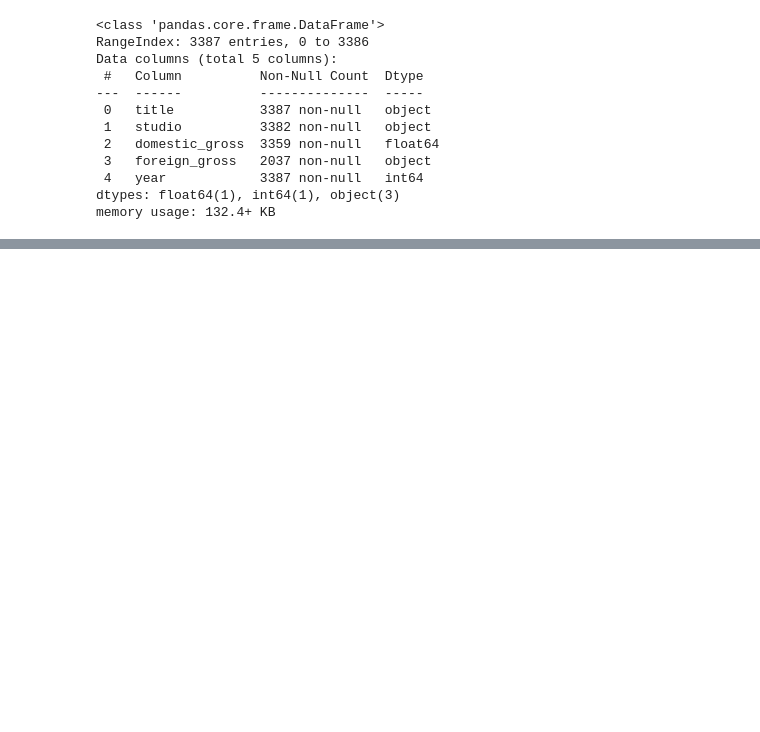
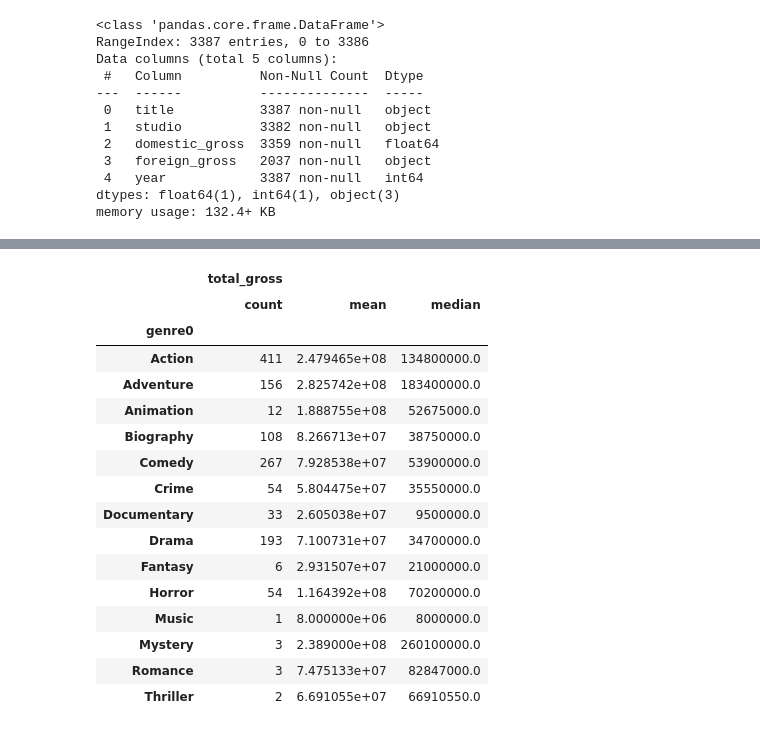
Before and after one commit to nil-91/Microsoft_Movie_Analysis, a Jupyter notebook: code/eda_notebook.ipynb, the cells around one changed output, grey strips where cells are left out. Saved outputs shown, nothing was run; the diff lists cells and outputs as text; code cells hidden in the pictures; blank space fills up the shorter version.

```diff
--- a/code/eda_notebook.ipynb
+++ b/code/eda_notebook.ipynb
@@ -134,0 +137,20 @@ clean_df
+# %%
+clean_df[['genre0','total_gross']].groupby(['genre0']).agg(['count','mean','median'])
+# %% [output]
+|  | total_gross |  |  |
+|  | count | mean | median |
+| genre0 |  |  |  |
+| Action | 411 | 2.479465e+08 | 134800000.0 |
+| Adventure | 156 | 2.825742e+08 | 183400000.0 |
+| Animation | 12 | 1.888755e+08 | 52675000.0 |
+| Biography | 108 | 8.266713e+07 | 38750000.0 |
+| Comedy | 267 | 7.928538e+07 | 53900000.0 |
+| Crime | 54 | 5.804475e+07 | 35550000.0 |
+| Documentary | 33 | 2.605038e+07 | 9500000.0 |
+| Drama | 193 | 7.100731e+07 | 34700000.0 |
+| Fantasy | 6 | 2.931507e+07 | 21000000.0 |
+| Horror | 54 | 1.164392e+08 | 70200000.0 |
+| Music | 1 | 8.000000e+06 | 8000000.0 |
+| Mystery | 3 | 2.389000e+08 | 260100000.0 |
+| Romance | 3 | 7.475133e+07 | 82847000.0 |
+| Thriller | 2 | 6.691055e+07 | 66910550.0 |
```
Also changed, not shown: parts of 8 cells of this notebook, 1 other file.
